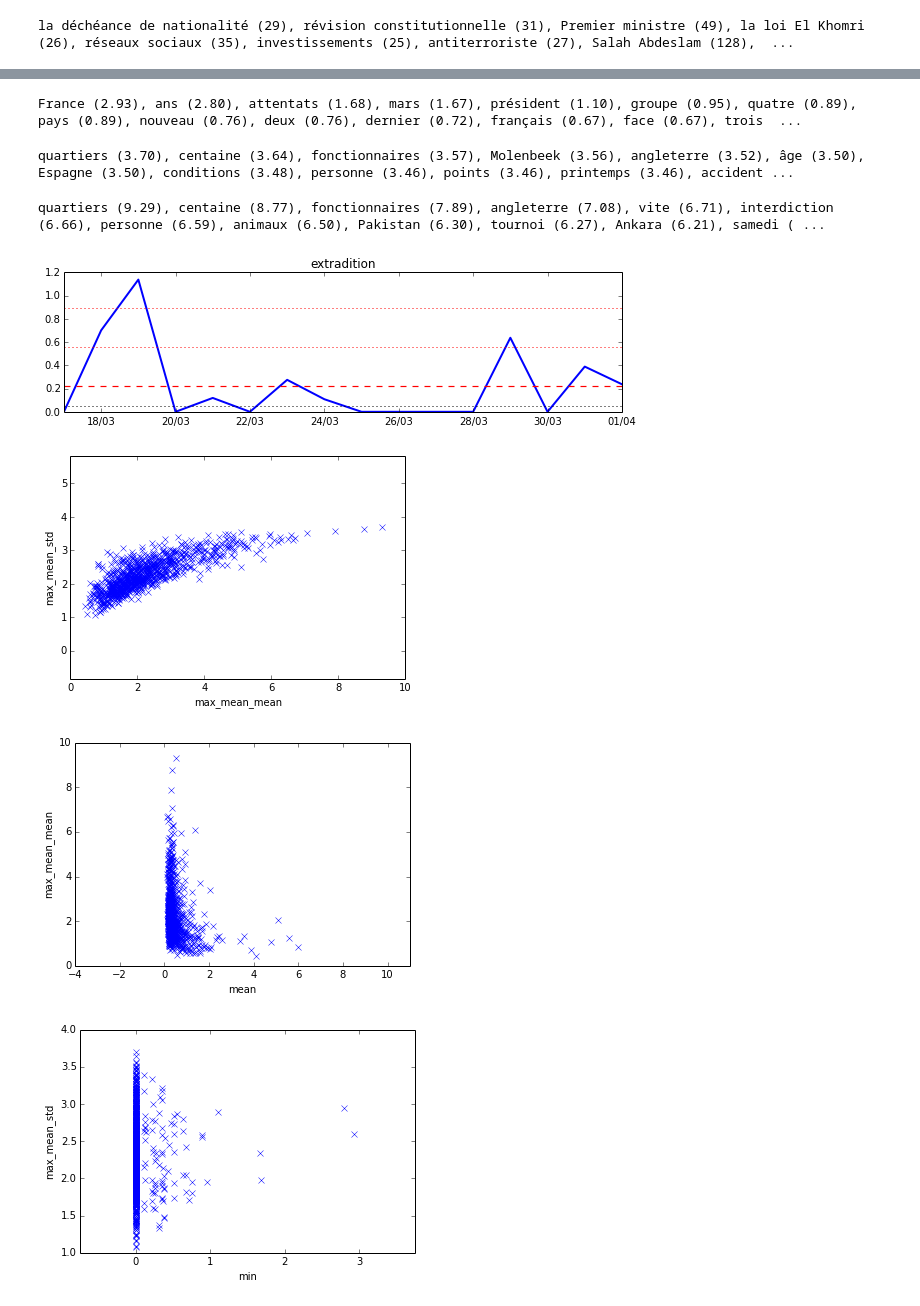
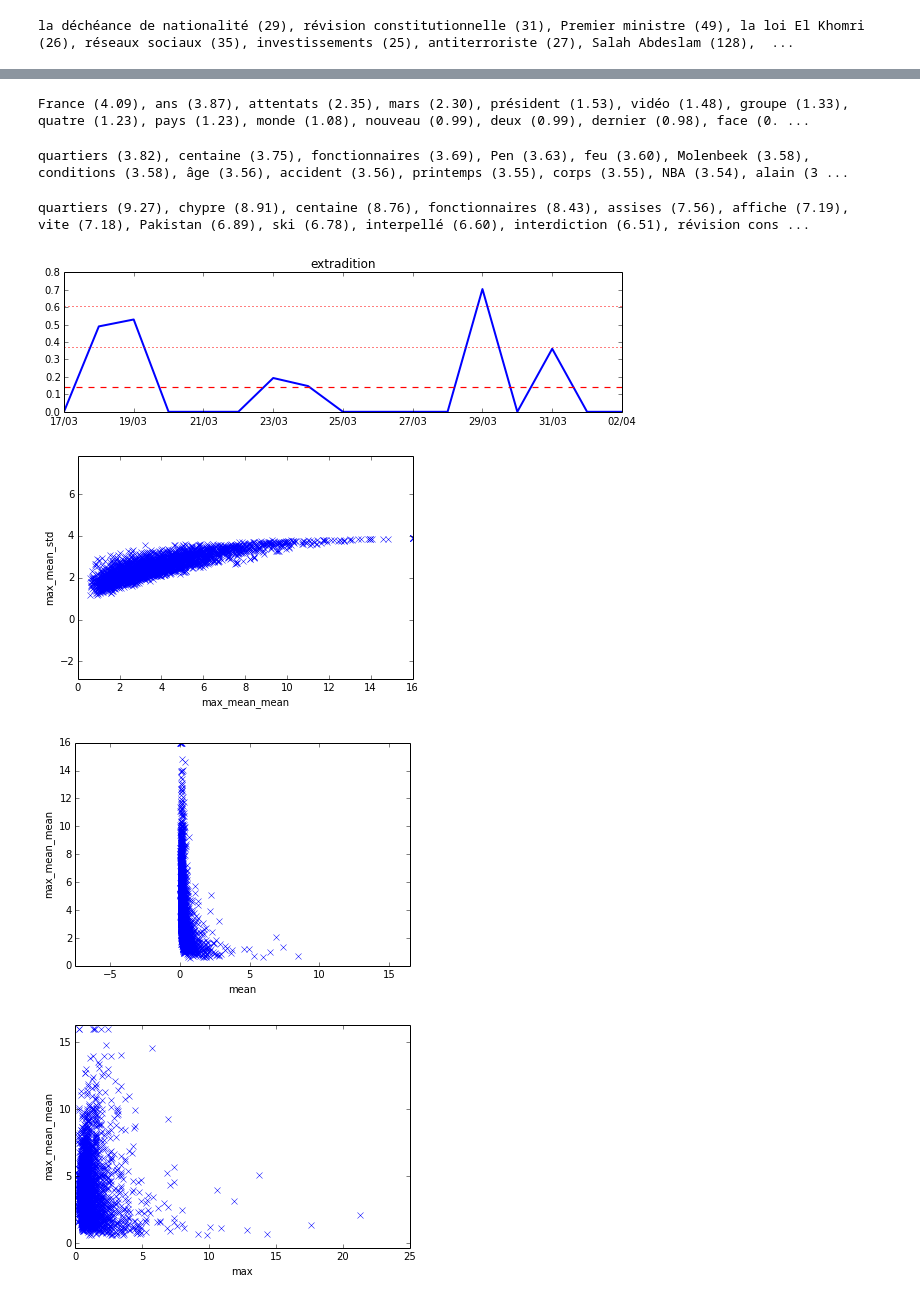
Before and after one commit to xdze2/lesMotsDesJournaux, a Jupyter notebook: byDay.ipynb, the cells around one changed output, grey strips where cells are left out. Drawn from its saved outputs; the diff is of its cells as text; code cells hidden in the pictures.

Commit message:
add seuil dans processData..

```diff
--- a/byDay.ipynb
+++ b/byDay.ipynb
@@ -42,3 +42,22 @@ plt.show()
+# %%
+def seriecount(mot):
+    dates_v = []
+    values_v = []
+
+    result = db.query(""" SELECT day, COUNT(*) c FROM occurences WHERE mot="%s" GROUP BY day """ % mot )
+
+    for row  in result:
+        day, c = row.values()
+        dates_v.append( getDate( day ) )
+        values_v.append( c )
+
+    mot_serie = pd.Series( values_v, index=dates_v )
+
+    s = mot_serie / nMots_serie * 1000
+    s = s[ s.index > start_date ]
+    s =  s.fillna(0)
+
+    return s
 # %%
 from matplotlib.dates import DateFormatter
 formatter = DateFormatter('%d/%m')
@@ -141,7 +160,7 @@ plt.show()
 # %%
 import numpy as np
 # %%
-seuil = 20
+seuil = 6
 top_mots = [x[0] for x in data.items() if x[1]>seuil]
 print len( top_mots )
 print ', '.join( top_mots[:14] ), ' ...'
@@ -185,19 +204,19 @@ def printTop20( mesure, reverse=True ):
 # %%
 printTop20('min')
 # %% [output]
-France (2.93), ans (2.80), attentats (1.68), mars (1.67), président (1.10), groupe (0.95), quatre (0.89), pays (0.89), nouveau (0.76), deux (0.76), dernier (0.72), français (0.67), face (0.67), trois  ...
+France (4.09), ans (3.87), attentats (2.35), mars (2.30), président (1.53), vidéo (1.48), groupe (1.33), quatre (1.23), pays (1.23), monde (1.08), nouveau (0.99), deux (0.99), dernier (0.98), face (0. ...
 # %%
 printTop20('max_mean_std')
 # %% [output]
-quartiers (3.70), centaine (3.64), fonctionnaires (3.57), Molenbeek (3.56), angleterre (3.52), âge (3.50), Espagne (3.50), conditions (3.48), personne (3.46), points (3.46), printemps (3.46), accident ...
+quartiers (3.82), centaine (3.75), fonctionnaires (3.69), Pen (3.63), feu (3.60), Molenbeek (3.58), conditions (3.58), âge (3.56), accident (3.56), printemps (3.55), corps (3.55), NBA (3.54), alain (3 ...
 # %%
 printTop20('max_mean_mean')
 # %% [output]
-quartiers (9.29), centaine (8.77), fonctionnaires (7.89), angleterre (7.08), vite (6.71), interdiction (6.66), personne (6.59), animaux (6.50), Pakistan (6.30), tournoi (6.27), Ankara (6.21), samedi ( ...
+quartiers (9.27), chypre (8.91), centaine (8.76), fonctionnaires (8.43), assises (7.56), affiche (7.19), vite (7.18), Pakistan (6.89), ski (6.78), interpellé (6.60), interdiction (6.51), révision cons ...
 # %%
 plotTimeLine( u'extradition')
 # %% [output]
-[figure, old version]
+[figure, new version]
 # %%
 def plotXY(x, y ):
     plt.figure()
@@ -210,8 +229,8 @@ def plotXY(x, y ):
 # %%
 plotXY( 'max_mean_mean', 'max_mean_std' )
 plotXY( 'mean', 'max_mean_mean' )
-plotXY( 'min', 'max_mean_std' )
+plotXY( 'max', 'max_mean_mean' )
 # %% [output]
-[figure, old version]
+[figure, new version]
-[figure, old version]
+[figure, new version]
-[figure, old version]
+[figure, new version]
```
Also changed, not shown: parts of 10 cells of this notebook, 7 other files.
